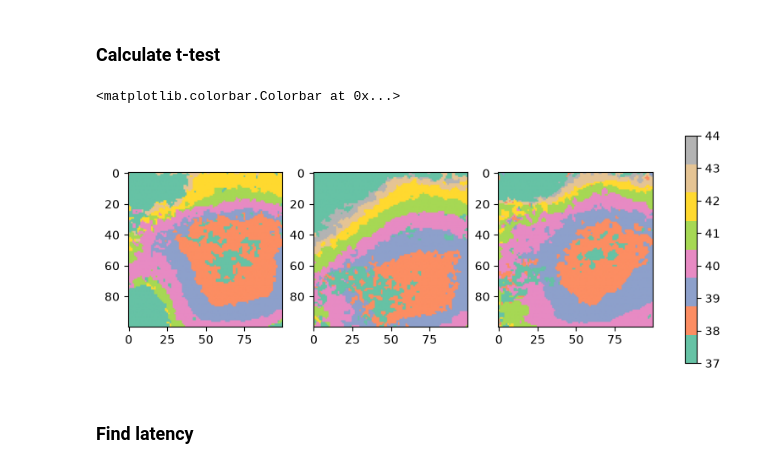
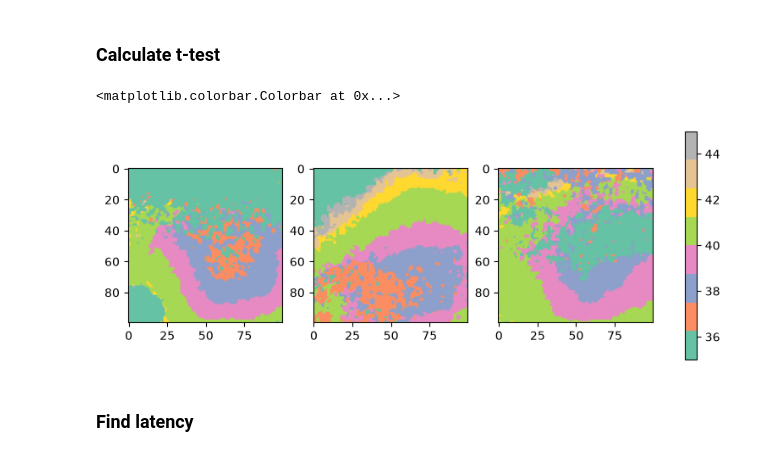
Before and after one commit to arthbreaker/DA3_VSDI_S1_G1_2026, a Jupyter notebook: scripts/latency.ipynb, the cells around one changed output. Drawn from its saved outputs; the diff is of its cells as text; code cells hidden in the pictures.

Commit message:
testing ttest

```diff
--- a/scripts/latency.ipynb
+++ b/scripts/latency.ipynb
@@ -80,13 +80,13 @@ baseline3 = np.mean(cond3_ave[:,:,:33], axis=2)
 # %%
 from scipy.stats import ttest_1samp, ttest_ind, ttest_rel, linregress
 
-def calc_ttest(data, start):
+def calc_ttest(data, start, end, alpha=0.01):
     lat = np.zeros(shape=(100,100))
-    for k in range(8):
+    for k in range(end):
         for i in range(100):
             for j in range(100):
-                stat, pvalue = ttest_ind(data[i,j,:33], data[i,j,start+k], axis=0)
-                if pvalue < 0.01:
+                stat, pvalue = ttest_ind(data[i,j,:33], data[i,j,start+k], axis=0, alternative='less')
+                if pvalue < alpha:
                     if lat[i,j] == 0:
                         lat[i,j] = start+k
     return lat
@@ -109,19 +109,19 @@ def calc_latency(data, start, n_base=33, n_post=10, alpha=0.05):
     lat = np.where(sig.any(axis=2), start + first, 0)
     return lat
 # %%
-lat1 = calc_latency(cond1_ave, 37)
-lat2 = calc_latency(cond2_ave, 37)
-lat3 = calc_latency(cond3_ave, 37)
+lat1 = calc_ttest(cond1_ave, 35, 10, 0.01)
+lat2 = calc_ttest(cond2_ave, 35, 10, 0.01)
+lat3 = calc_ttest(cond3_ave, 35, 10, 0.01)
 # %%
 fig, (ax1, ax2, ax3) = plt.subplots(1, 3, figsize=(10, 7))
 
-im1 = ax1.imshow(lat1, cmap='Set2', vmin=37, vmax=44)
-im2 = ax2.imshow(lat2, cmap='Set2', vmin=37, vmax=44)
-im3 = ax3.imshow(lat3, cmap='Set2', vmin=37, vmax=44)
+im1 = ax1.imshow(lat1, cmap='Set2', vmin=35, vmax=45)
+im2 = ax2.imshow(lat2, cmap='Set2', vmin=35, vmax=45)
+im3 = ax3.imshow(lat3, cmap='Set2', vmin=35, vmax=45)
 
 fig.colorbar(im3, ax=[ax1, ax2, ax3], shrink=0.5)
 # %% [output]
 <matplotlib.colorbar.Colorbar at 0x...>
-[figure, old version]
+[figure, new version]
 # %% [markdown]
 ### Find latency
```
Also changed, not shown: parts of 9 cells of this notebook, 1 other file.
